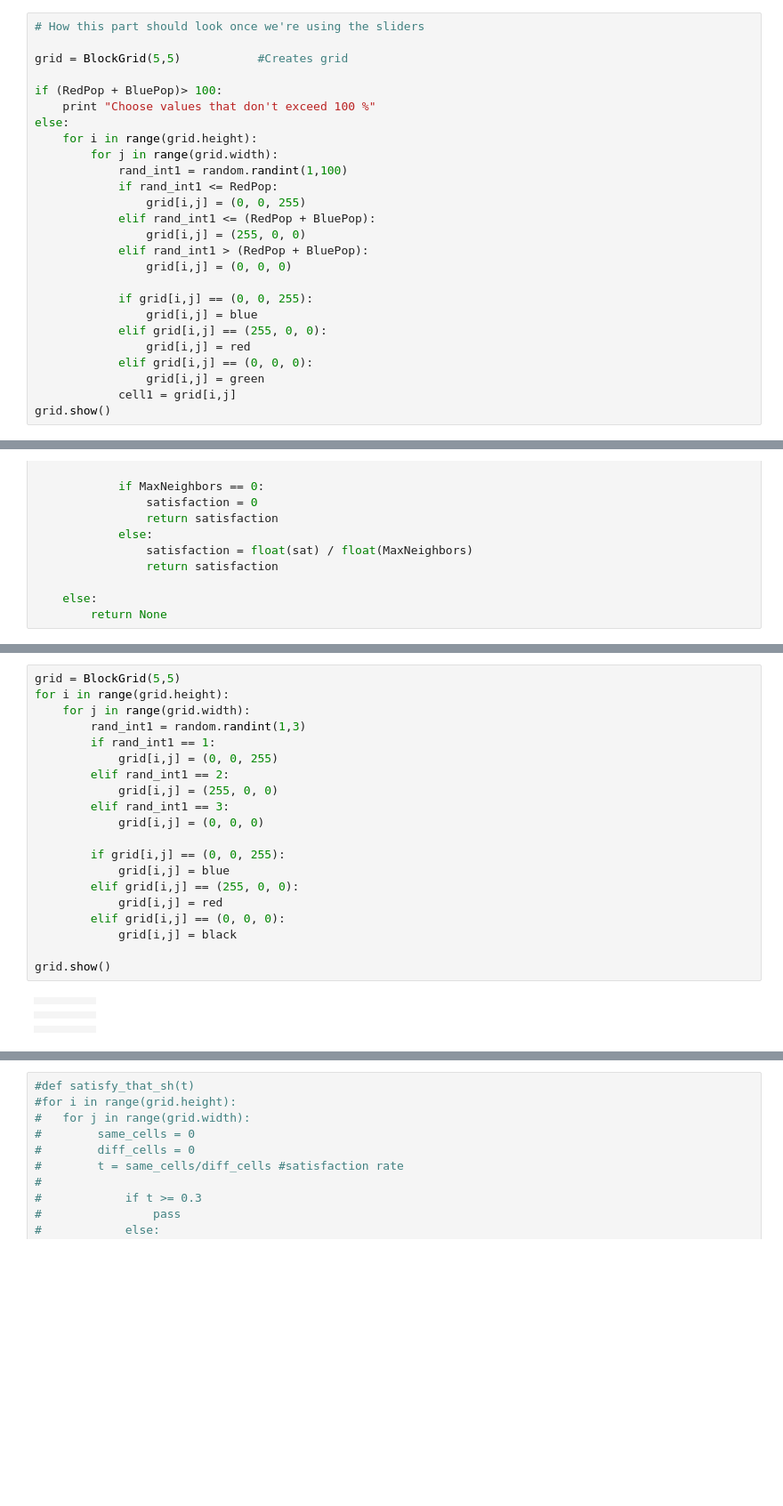
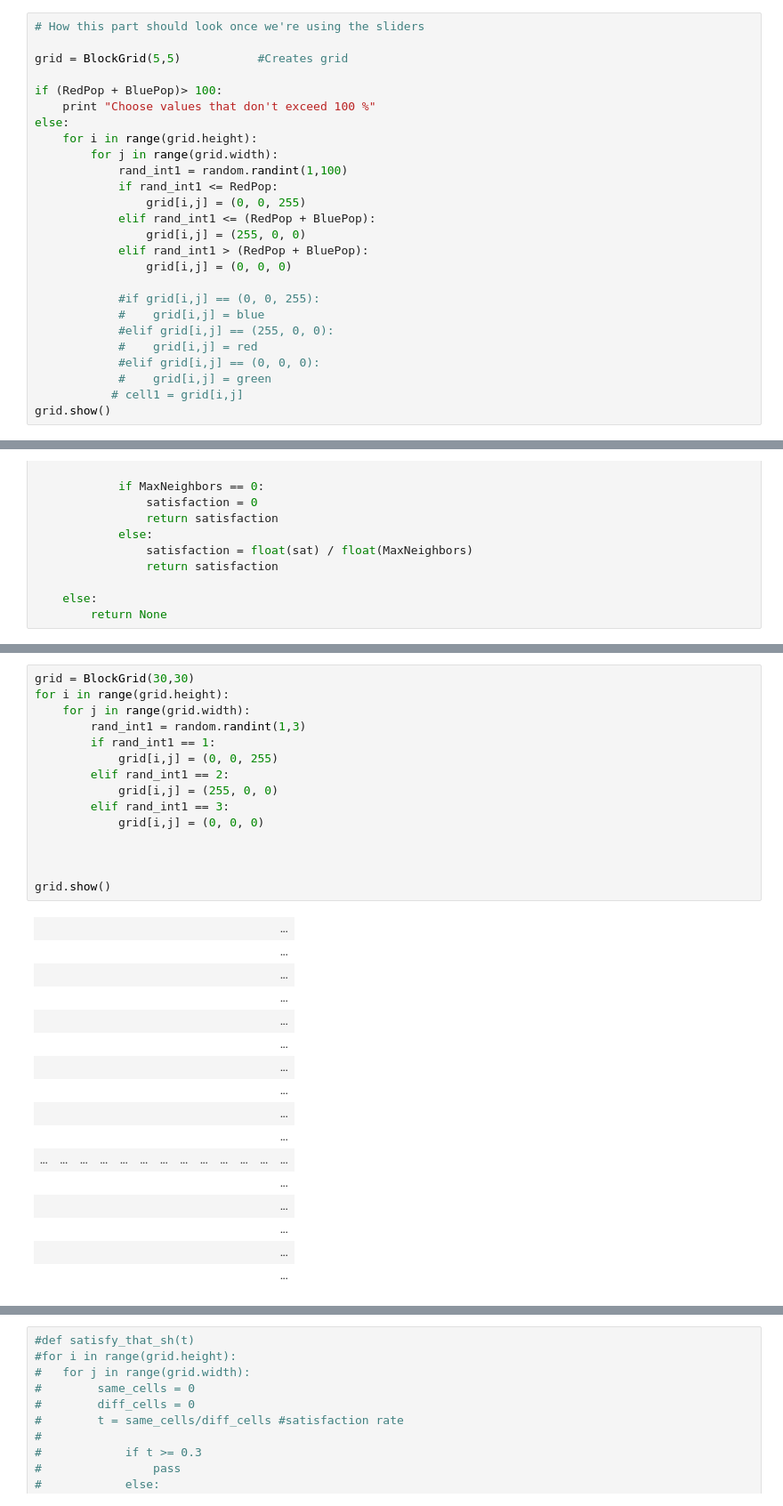
Before and after one commit to usohi/PHYS202-S14, a Jupyter notebook: Schelling/Schelling Model.ipynb, the cells around one changed output, grey strips where cells are left out. Shown: that part at 89% size. Saved outputs shown, nothing was run; the diff lists cells and outputs as text; blank space fills up the shorter version.

```diff
--- a/Schelling/Schelling Model.ipynb
+++ b/Schelling/Schelling Model.ipynb
@@ -88,13 +89,13 @@ else:
             elif rand_int1 > (RedPop + BluePop):
                 grid[i,j] = (0, 0, 0)
 
-            if grid[i,j] == (0, 0, 255):
-                grid[i,j] = blue
-            elif grid[i,j] == (255, 0, 0):
-                grid[i,j] = red
-            elif grid[i,j] == (0, 0, 0):
-                grid[i,j] = green
-            cell1 = grid[i,j]
+            #if grid[i,j] == (0, 0, 255):
+            #    grid[i,j] = blue
+            #elif grid[i,j] == (255, 0, 0):
+            #    grid[i,j] = red
+            #elif grid[i,j] == (0, 0, 0):
+            #    grid[i,j] = green
+           # cell1 = grid[i,j]
 grid.show()
 # %% [output]
 NameError: name 'RedPop' is not defined
@@ -411,30 +414,36 @@ def find_movers(grid,threshold):
     grid.show()
 # %%
-grid = BlockGrid(5,5)
+grid = BlockGrid(30,30)
 for i in range(grid.height):
     for j in range(grid.width):
         rand_int1 = random.randint(1,3)
         if rand_int1 == 1:
             grid[i,j] = (0, 0, 255)
         elif rand_int1 == 2:
             grid[i,j] = (255, 0, 0)
         elif rand_int1 == 3:
             grid[i,j] = (0, 0, 0)
 
-        if grid[i,j] == (0, 0, 255):
-            grid[i,j] = blue
-        elif grid[i,j] == (255, 0, 0):
-            grid[i,j] = red
-        elif grid[i,j] == (0, 0, 0):
-            grid[i,j] = black
+
 
 grid.show()
 # %% [output]
-|  |  |  |  |  |
-|  |  |  |  |  |
-|  |  |  |  |  |
-|  |  |  |  |  |
-|  |  |  |  |  |
+|  |  |  |  |  |  |  |  |  |  |  |  | ... |
+|  |  |  |  |  |  |  |  |  |  |  |  | ... |
+|  |  |  |  |  |  |  |  |  |  |  |  | ... |
+|  |  |  |  |  |  |  |  |  |  |  |  | ... |
+|  |  |  |  |  |  |  |  |  |  |  |  | ... |
+|  |  |  |  |  |  |  |  |  |  |  |  | ... |
+|  |  |  |  |  |  |  |  |  |  |  |  | ... |
+|  |  |  |  |  |  |  |  |  |  |  |  | ... |
+|  |  |  |  |  |  |  |  |  |  |  |  | ... |
+|  |  |  |  |  |  |  |  |  |  |  |  | ... |
+| ... | ... | ... | ... | ... | ... | ... | ... | ... | ... | ... | ... | ... |
+|  |  |  |  |  |  |  |  |  |  |  |  | ... |
+|  |  |  |  |  |  |  |  |  |  |  |  | ... |
+|  |  |  |  |  |  |  |  |  |  |  |  | ... |
+|  |  |  |  |  |  |  |  |  |  |  |  | ... |
+|  |  |  |  |  |  |  |  |  |  |  |  | ... |
 # %%
 find_movers(grid,0.5)
 # %% [output]
```
Also changed, not shown: parts of 11 cells of this notebook, 1 other file.
